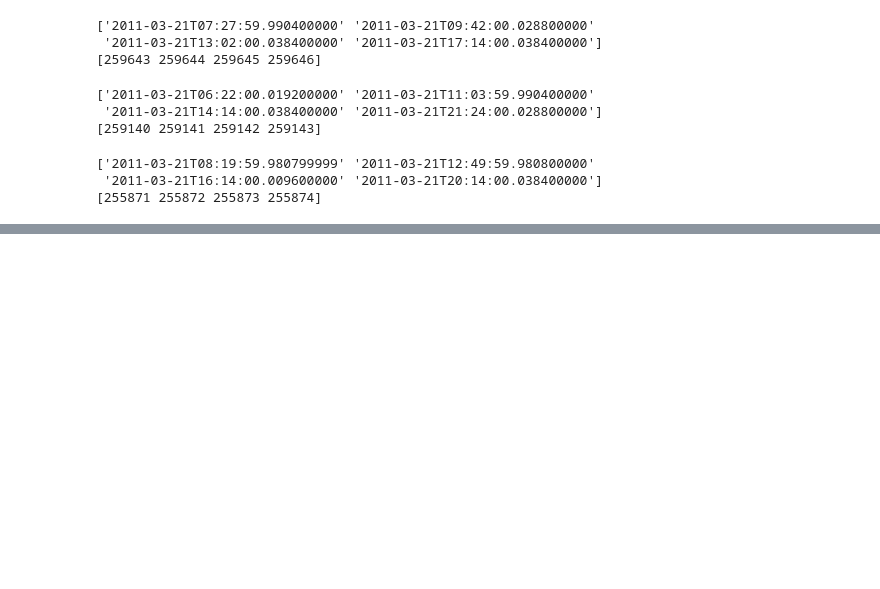
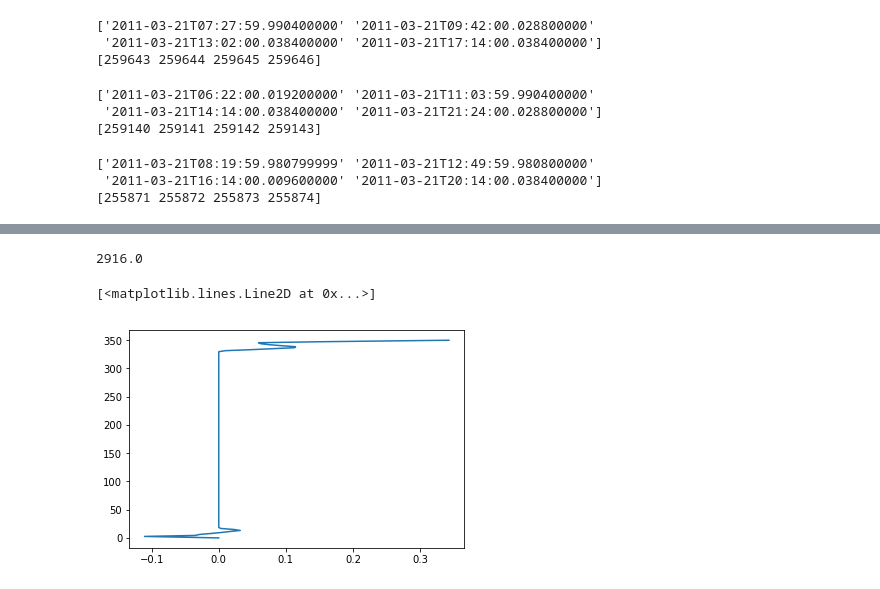
Before and after one commit to adityarn/antarctic_margins_MEOP, a Jupyter notebook: MEOP_ExtractDataForTurbulenceModel.ipynb, the cells around one changed output, grey strips where cells are left out. Drawn from its saved outputs; the diff is of its cells as text; code cells hidden in the pictures; blank space fills up the shorter version.

```diff
--- a/MEOP_ExtractDataForTurbulenceModel.ipynb
+++ b/MEOP_ExtractDataForTurbulenceModel.ipynb
@@ -242,11 +323,13 @@ def get_pressure_gradient(df, profile_pair):
     press1 = df.loc[mask1, 'PRES_ADJUSTED'].values
     rho1 = df.loc[mask1, 'DENSITY_INSITU'].values
     lat1 = df.loc[mask1, 'LATITUDE'].tail(1).values[0]
+    lon1 = df.loc[mask1, 'LONGITUDE'].tail(1).values[0]
 
     depth2 = df.loc[mask2, 'DEPTH'].values
-    press2 = df.loc[mask1, 'PRES_ADJUSTED'].values
+    press2 = df.loc[mask2, 'PRES_ADJUSTED'].values
     rho2 = df.loc[mask2, 'DENSITY_INSITU'].values
     lat2 = df.loc[mask2, 'LATITUDE'].tail(1).values[0]
+    lon2 = df.loc[mask2, 'LONGITUDE'].tail(1).values[0]
 
     depth_regridded = np.arange(min([max(depth1) ,max(depth2)]) , max([min(depth1) ,min(depth2)]), -10)
 
@@ -256,7 +339,7 @@ def get_pressure_gradient(df, profile_pair):
     interp_func = interpolate.interp1d(depth2, press2)
     press2_regridded = interp_func(depth_regridded)
 
-    interp_func = interpolate.interp1d(depth2, rho1)
+    interp_func = interpolate.interp1d(depth1, rho1)
     rho1_regridded = interp_func(depth_regridded)
 
     interp_func = interpolate.interp1d(depth2, rho2)
@@ -267,13 +350,27 @@ def get_pressure_gradient(df, profile_pair):
     press_grad_x = press_grad * np.cos(theta) * xsign
     press_grad_y = press_grad * np.sin(theta) * ysign
 
-    return lat2, depth_regridded, rho2_regridded, press_grad_x, press_grad_y
+    # Reversing arrays to make it bottom to top order (0 at bed and increasing upwards)
+    depth_regridded = (-depth_regridded[-1] + depth_regridded)[::-1]
+
+    return lat2, depth_regridded, rho2_regridded[::-1], press_grad_x[::-1], press_grad_y[::-1]
 # %%
 lat, depth, rho, dp_x, dp_y = get_pressure_gradient(dfmg, [263107, 256651])
 resvel = [0.1, 0.1] #initial guess velocities at bottom and top
 # %%
-import TBS as TBS
+%%capture
+import TBS
 importlib.reload(TBS)
 outdir = "./Results/"
-Model = TBS.Keps_Solver(20, lat, depth, dp_x, dp_y, rho, resvel, outdir, "Vars")
-Model.solver(3600, 0.1, 300)
+
+Model = TBS.Keps_Solver(200, lat, depth, dp_x, dp_y, rho, resvel, 5, outdir, "Vars")
+Model.solver(36000, 1, 300)
+# %%
+Model.iter * Model.dt
+# %% [output]
+2916.0
+# %%
+plt.plot(Model.u, Model.y_mom)
+# %% [output]
+[<matplotlib.lines.Line2D at 0x...>]
+[figure, added]
```
Also changed, not shown: parts of 21 cells of this notebook, 1 other file.
